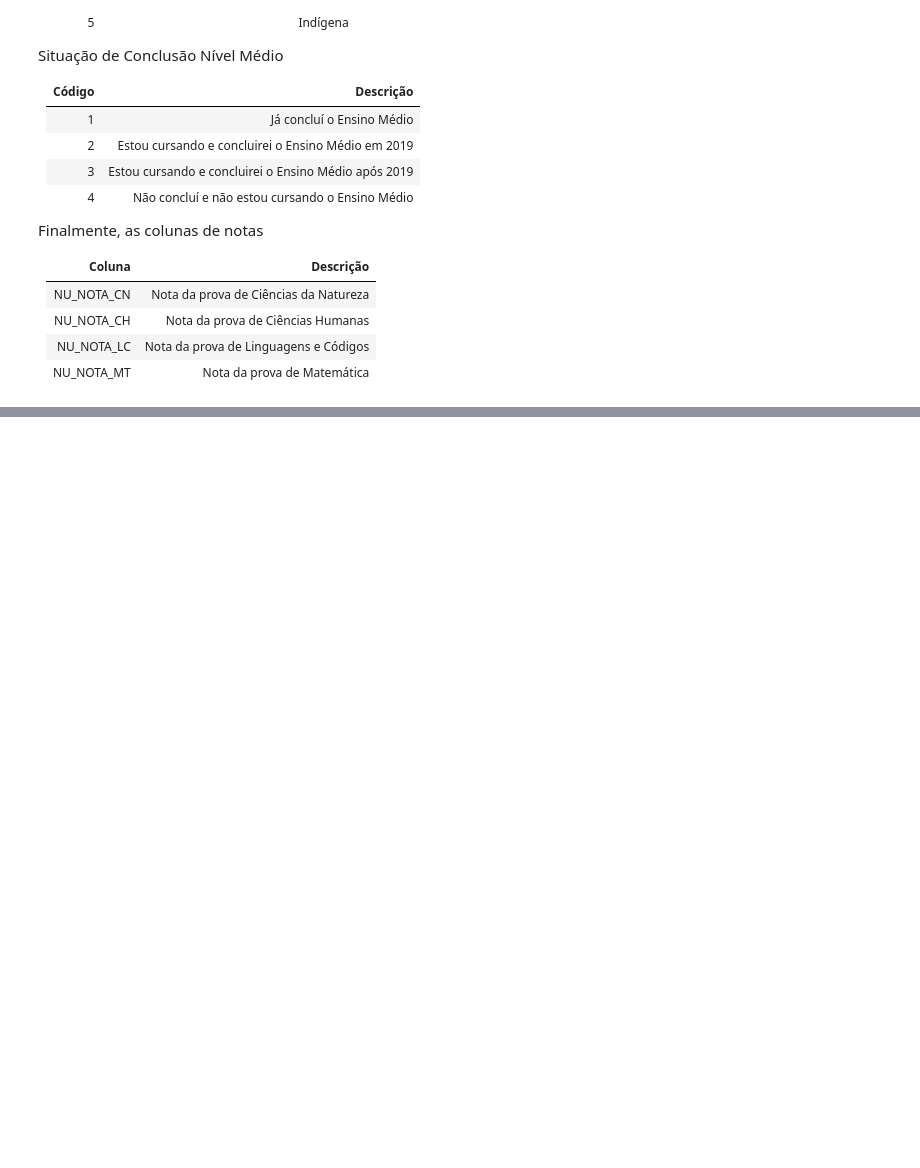
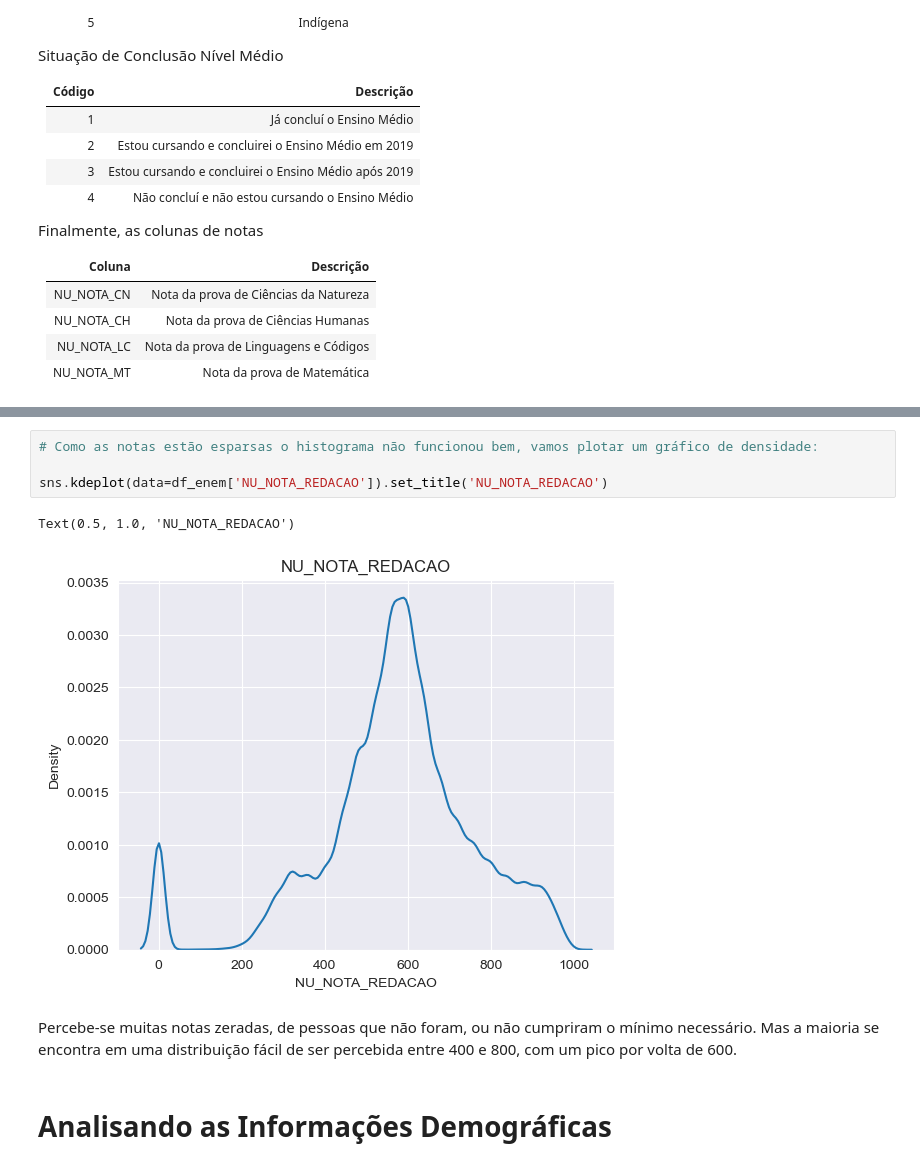
Before and after one commit to rhyanfrazao/aed-enem-2019, a Jupyter notebook: projeto-aed-enem-2019.ipynb, the cells around one changed output, grey strips where cells are left out. Cells and saved outputs as stored; diff of their text form; blank space fills up the shorter version.

Commit message:
análise estatística e plotagem de alguns gráficos

```diff
--- a/projeto-aed-enem-2019.ipynb
+++ b/projeto-aed-enem-2019.ipynb
@@ -231,0 +321,11 @@ Finalmente, as colunas de notas
+# %%
+# Como as notas estão esparsas o histograma não funcionou bem, vamos plotar um gráfico de densidade:
+
+sns.kdeplot(data=df_enem['NU_NOTA_REDACAO']).set_title('NU_NOTA_REDACAO')
+# %% [output]
+Text(0.5, 1.0, 'NU_NOTA_REDACAO')
+[figure, added]
+# %% [markdown]
+Percebe-se muitas notas zeradas, de pessoas que não foram, ou não cumpriram o mínimo necessário. Mas a maioria se encontra em uma distribuição fácil de ser percebida entre 400 e 800, com um pico por volta de 600.
+# %% [markdown]
+# <a>Analisando as Informações Demográficas</a>
```
Also changed, not shown: parts of 21 cells of this notebook.
